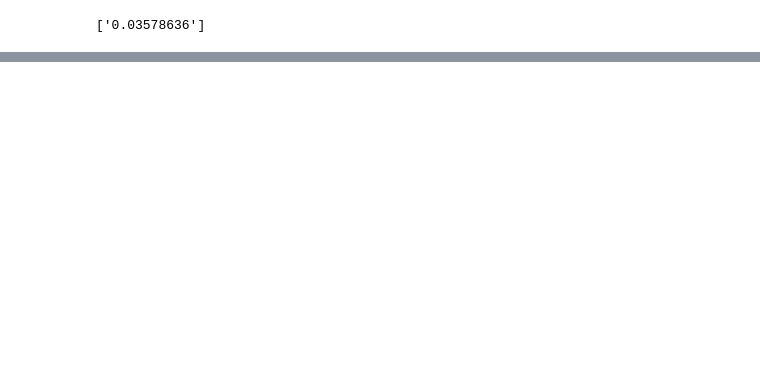
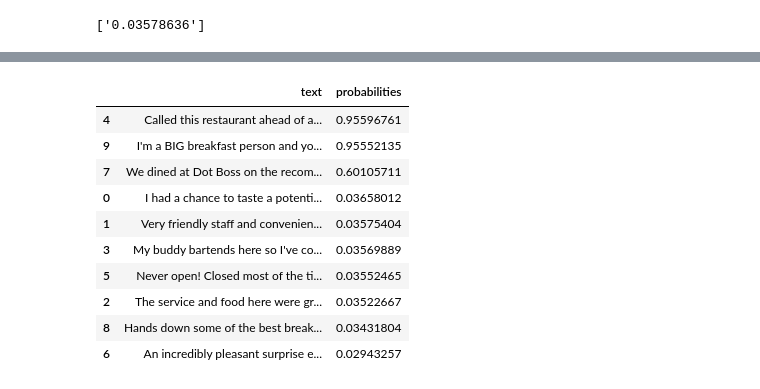
Before and after one commit to Jerwin87/Yelp-Capstone, a Jupyter notebook: notebooks/fb_error_analysis.ipynb, the cells around one changed output, grey strips where cells are left out. Cells and saved outputs as stored; diff of their text form; code cells hidden in the pictures; blank space fills up the shorter version.

```diff
--- a/notebooks/fb_error_analysis.ipynb
+++ b/notebooks/fb_error_analysis.ipynb
@@ -217,0 +239,16 @@ df_b['probabilities'] = rev_pred
+# %%
+df_db_new_sorting = df_db.sort_values(by=['probabilities'], ascending=False)
+# %%
+df_db_new_sorting
+# %% [output]
+|  | text | probabilities |
+| 4 | Called this restaurant ahead of a... | 0.95596761 |
+| 9 | I'm a BIG breakfast person and yo... | 0.95552135 |
+| 7 | We dined at Dot Boss on the recom... | 0.60105711 |
+| 0 | I had a chance to taste a potenti... | 0.03658012 |
+| 1 | Very friendly staff and convenien... | 0.03575404 |
+| 3 | My buddy bartends here so I've co... | 0.03569889 |
+| 5 | Never open! Closed most of the ti... | 0.03552465 |
+| 2 | The service and food here were gr... | 0.03522667 |
+| 8 | Hands down some of the best break... | 0.03431804 |
+| 6 | An incredibly pleasant surprise e... | 0.02943257 |
```
Also changed, not shown: parts of 15 cells of this notebook.
